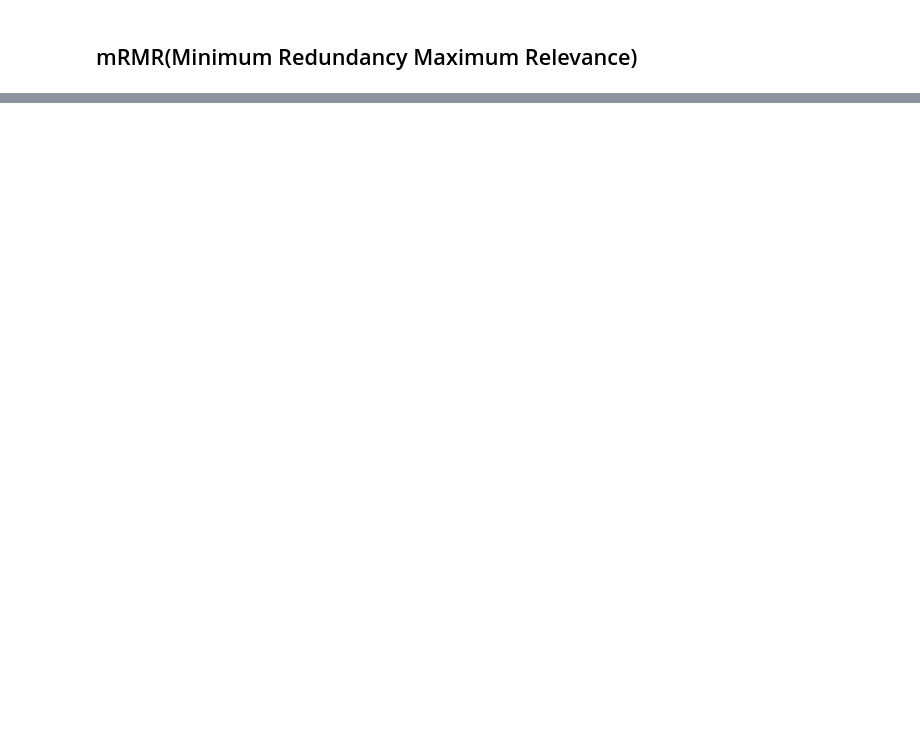
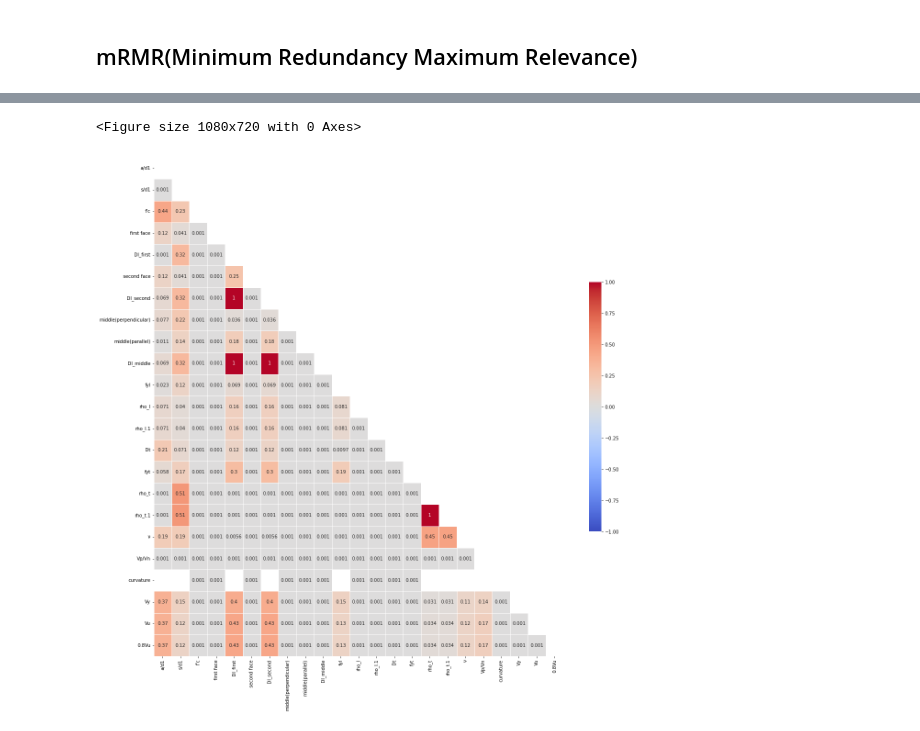
Before and after one commit to robert-min/study, a Jupyter notebook: hanyang_ml/rc_column_feature.ipynb, the cells around one changed output, grey strips where cells are left out. Drawn from its saved outputs; the diff is of its cells as text; code cells hidden in the pictures; blank space fills up the shorter version.

```diff
--- a/hanyang_ml/rc_column_feature.ipynb
+++ b/hanyang_ml/rc_column_feature.ipynb
@@ -185,0 +248,3 @@ plt.show()
+# %%
+redundancy_df = selected_features[2]
+redundancy_df
@@ -185,0 +269,21 @@ plt.show()
+# %%
+plt.figure(figsize=(15, 10))
+corr = redundancy_df
+
+fig, ax = plt.subplots(figsize=(20,20) )
+
+mask = np.zeros_like(corr, dtype=np.bool)
+mask[np.triu_indices_from(mask)] = True
+
+sns.heatmap(corr,
+            cmap = 'coolwarm',
+            annot = True,   # 실제 값을 표시
+            mask=mask,      # 표시하지 않을 마스크 부분을 지정
+            linewidths=.5,  # 경계면 실선으로 구분
+            cbar_kws={"shrink": .5}, # 컬러바 크기 절반으로 줄이기
+            vmin = -1, vmax = 1 # 컬러바 범위 -1 ~ 1)
+            )
+plt.show()
+# %% [output]
+<Figure size 1080x720 with 0 Axes>
+[figure, added]
```
Also changed, not shown: parts of 13 cells of this notebook.
